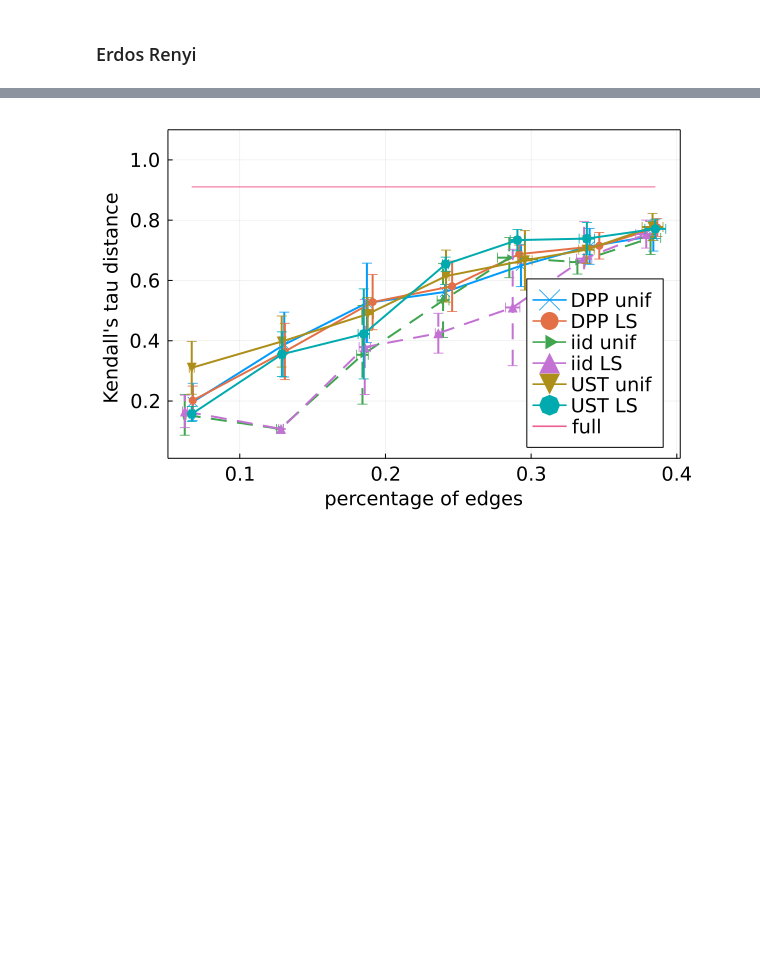
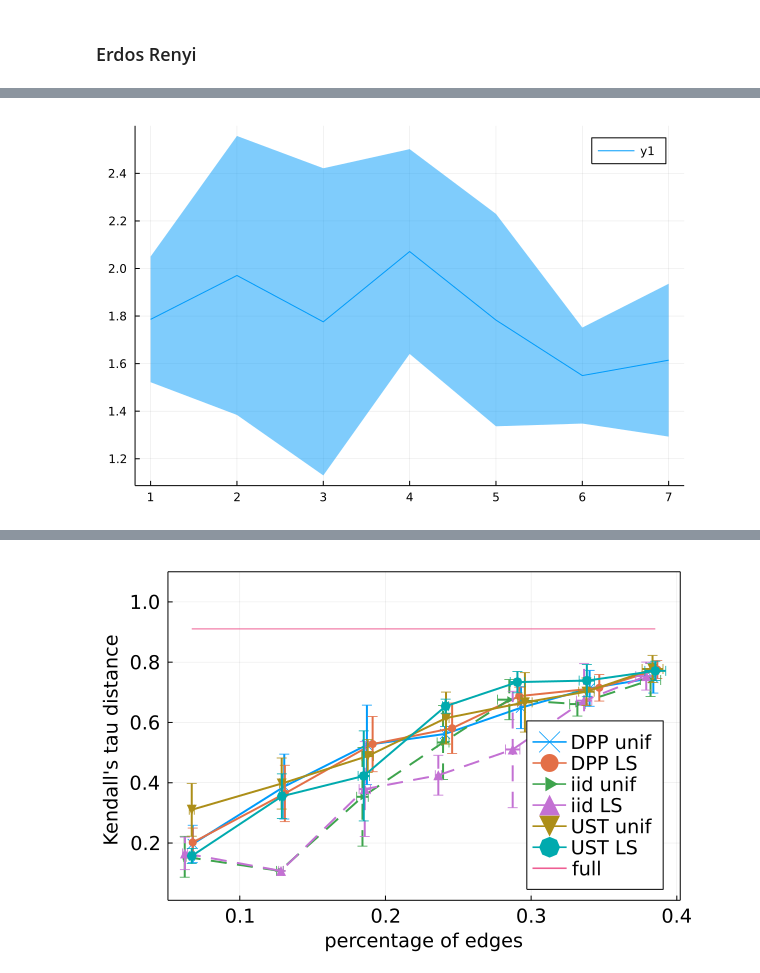
Before and after one commit to For-a-few-DPPs-more/MagneticLaplacianSparsifier.jl, a Jupyter notebook: notebooks/syncrank.ipynb, the cells around one changed output, grey strips where cells are left out. Saved outputs shown, nothing was run; the diff lists cells and outputs as text; code cells hidden in the pictures; blank space fills up the shorter version.

```diff
--- a/notebooks/syncrank.ipynb
+++ b/notebooks/syncrank.ipynb
@@ -35,3 +84,12 @@ D_all = benchmark_syncrank(meta_g,planted_score, n_batch, n_rep, rng);
+# %%
+method = "DPP LS"
+D = D_all[method]
+weight = D["weight"]
+weight_std = D["weight_std"]
+
+plot(1:n_batch,weight,ribbon=weight_std)
+# %% [output]
+[figure, added]
 # %%
 metric= "err" #"spear" #"tau" #"err"
 y_limits = (1e-2, 1.4)
```
Also changed, not shown: parts of 7 cells of this notebook, 8 other files.
